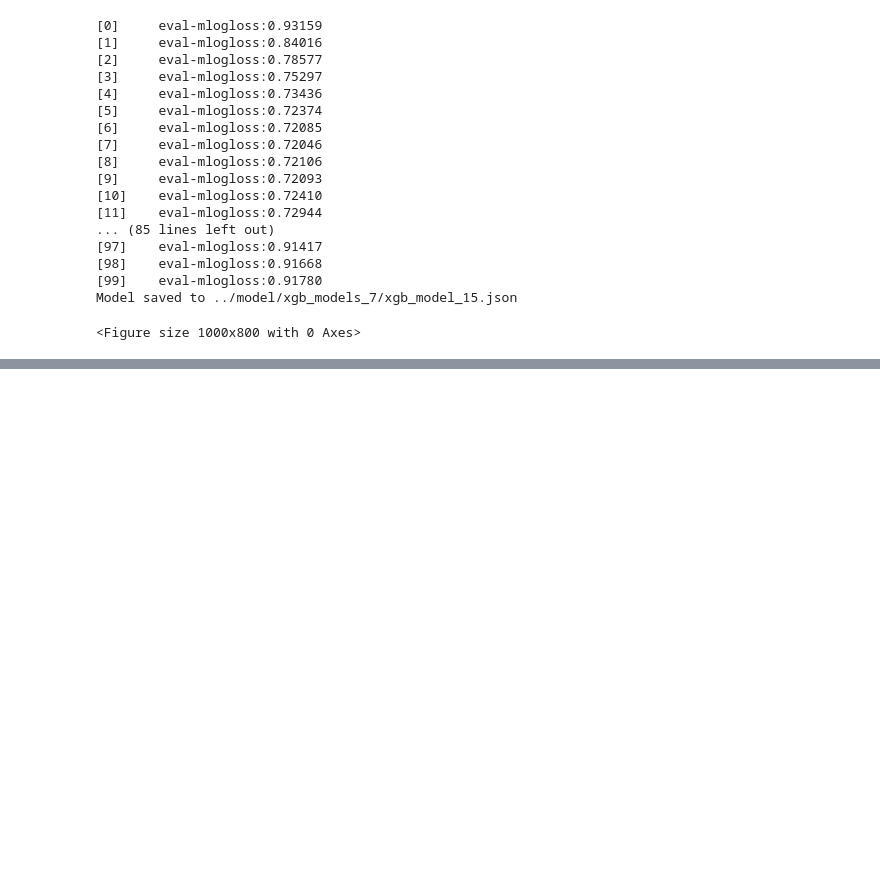
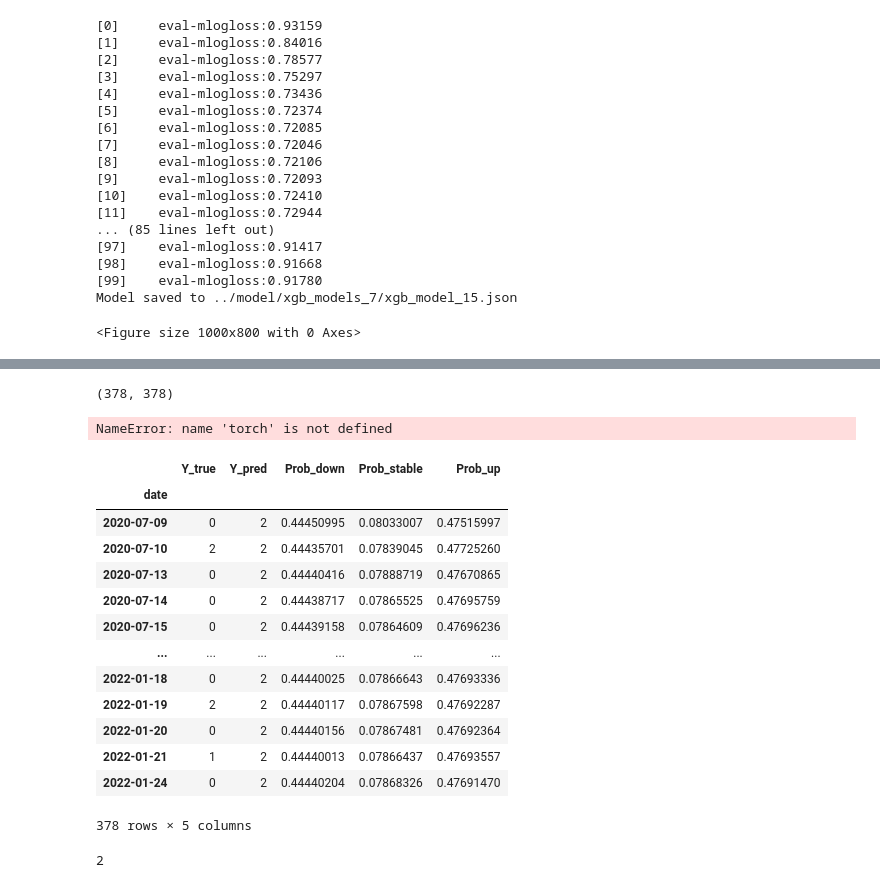
Before and after one commit to Monsoon007/LSTM-XGBOOST, a Jupyter notebook: model/test.ipynb, the cells around one changed output, grey strips where cells are left out. Saved outputs shown, nothing was run; the diff lists cells and outputs as text; code cells hidden in the pictures; blank space fills up the shorter version.

```diff
--- a/model/test.ipynb
+++ b/model/test.ipynb
@@ -223,0 +264,64 @@ Model saved to ../model/xgb_models_7/xgb_model_15.json
+# %%
+import torch.nn.functional as F
+symbol = 'SHSE.510300'
+start_date = val_start_date
+end_date = val_end_date
+# model_dict = best_lstm_model(T=3)
+dateIndex, X_test, Y_true = prepare_data(symbol, start_date, end_date, 3, 40)
+len(dateIndex),len(Y_true)
+# %% [output]
+(378, 378)
+# %%
+if torch.cuda.is_available():
+    device = torch.device('cuda')
+else:
+    raise ValueError('GPU not available')
+try:
+    model_path = model_dict['model_path']
+except KeyError:
+    model_path = model_dict['best_model_path']
+
+model = LSTMModel(X_test.shape[2], int(model_dict['hidden_dim']), model_dict['num_layers'], device).to(device)
+model.load_state_dict(torch.load(os.path.join('../model/', model_path)))
+model.eval()
+
+with torch.no_grad():
+    outputs = model(X_test.float().to(device))
+    # 将logits转换为概率
+    probabilities = F.softmax(outputs, dim=1).cpu().detach().numpy()
+
+Y_pred = probabilities.argmax(axis=1)  # 获取最大概率的索引，用于分类
+# 处理真实值与预测概率并合并为DataFrame
+Y_true = Y_true.flatten()
+Y_true = pd.DataFrame(Y_true, columns=['Y_true'])
+Y_pred = pd.DataFrame(Y_pred, columns=['Y_pred'])
+probabilities_df = pd.DataFrame(probabilities, columns=['Prob_down', 'Prob_stable', 'Prob_up'])
+result = pd.concat([Y_true, Y_pred, probabilities_df], axis=1)
+result
+# %% [output]
+NameError: name 'torch' is not defined
+# %%
+
+model_dict = best_lstm_model(T=1)
+result = lstm_predict(model_dict, start_date=val_start_date, end_date=val_end_date)
+result
+# %% [output]
+|  | Y_true | Y_pred | Prob_down | Prob_stable | Prob_up |
+| date |  |  |  |  |  |
+| 2020-07-09 | 0 | 2 | 0.44450995 | 0.08033007 | 0.47515997 |
+| 2020-07-10 | 2 | 2 | 0.44435701 | 0.07839045 | 0.47725260 |
+| 2020-07-13 | 0 | 2 | 0.44440416 | 0.07888719 | 0.47670865 |
+| 2020-07-14 | 0 | 2 | 0.44438717 | 0.07865525 | 0.47695759 |
+| 2020-07-15 | 0 | 2 | 0.44439158 | 0.07864609 | 0.47696236 |
+| ... | ... | ... | ... | ... | ... |
+| 2022-01-18 | 0 | 2 | 0.44440025 | 0.07866643 | 0.47693336 |
+| 2022-01-19 | 2 | 2 | 0.44440117 | 0.07867598 | 0.47692287 |
+| 2022-01-20 | 0 | 2 | 0.44440156 | 0.07867481 | 0.47692364 |
+| 2022-01-21 | 1 | 2 | 0.44440013 | 0.07866437 | 0.47693557 |
+| 2022-01-24 | 0 | 2 | 0.44440204 | 0.07868326 | 0.47691470 |
+378 rows × 5 columns
+# %%
+temp = result['Y_pred'][1]
+temp
+# %% [output]
+2
```
Also changed, not shown: parts of 6 cells of this notebook, 5 other files.
